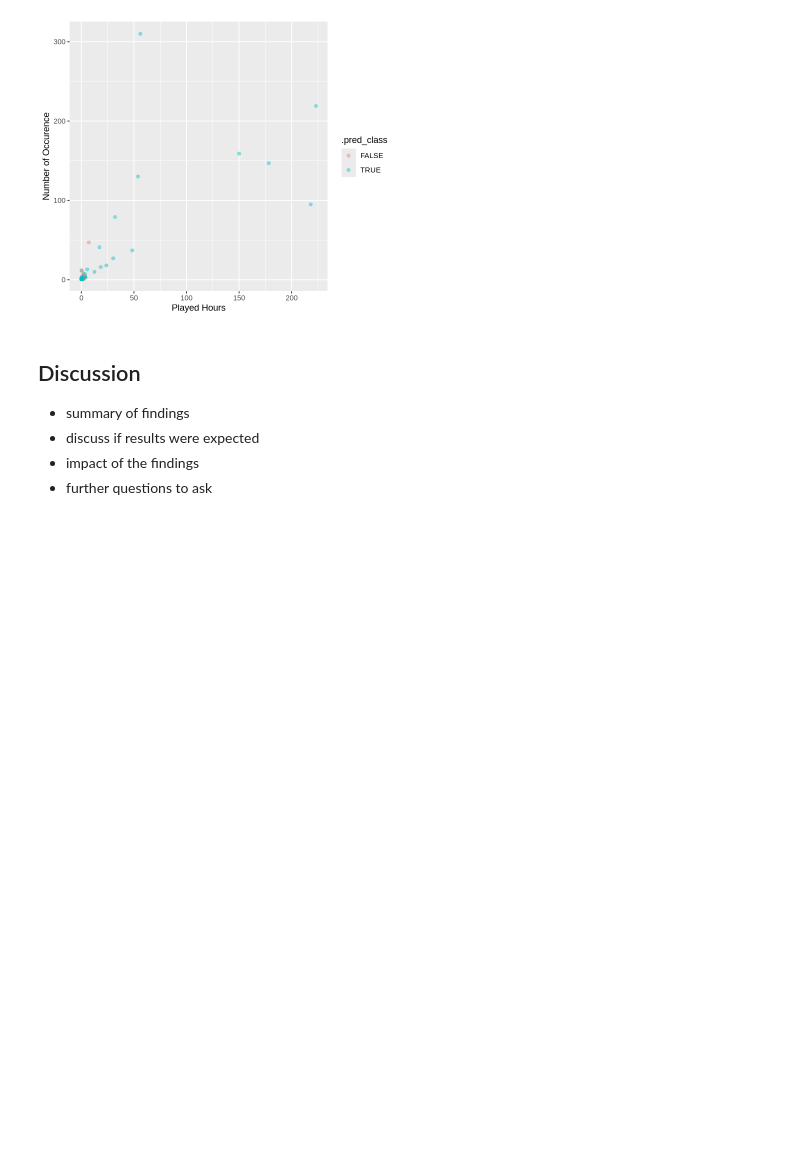
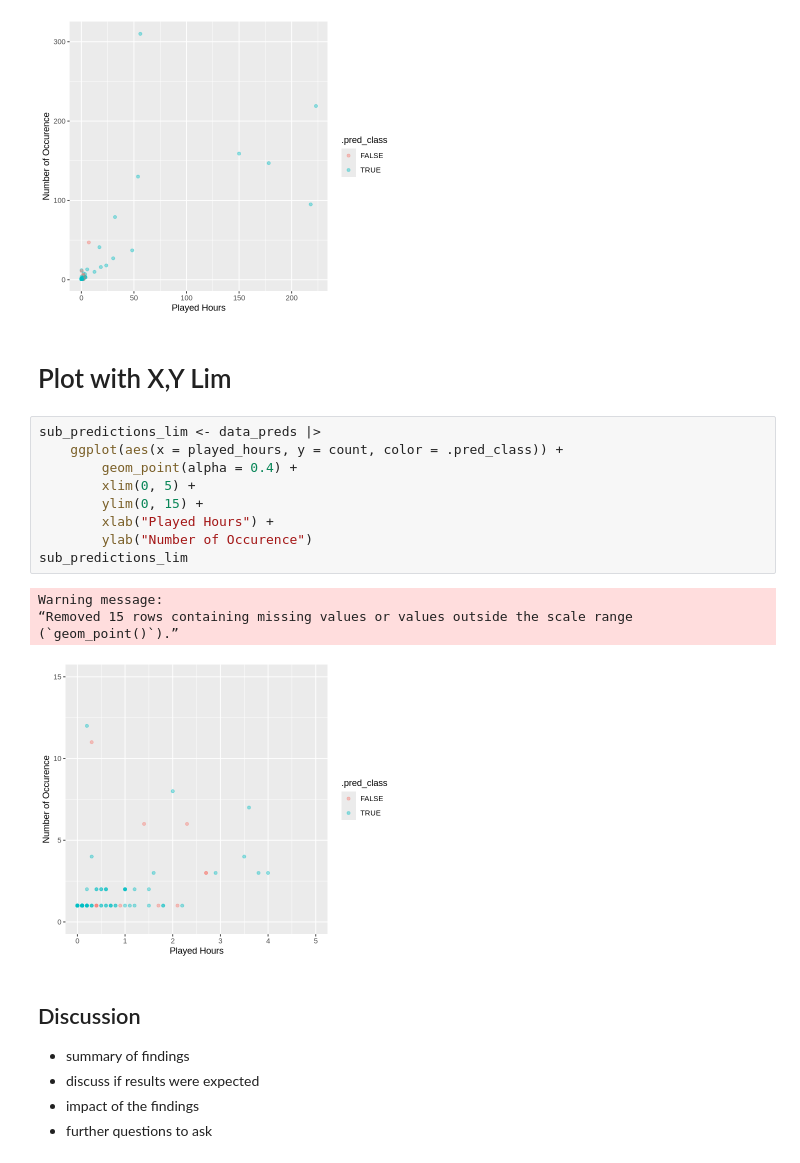
Before and after one commit to clam171/DSCI-100---S6G16, a Jupyter notebook: DSCI 100(S6G16) Project.ipynb, the cells around one changed output. Saved outputs shown, nothing was run; the diff lists cells and outputs as text; blank space fills up the shorter version.

Commit message:
Add plot with x,y lim

```diff
--- a/DSCI 100(S6G16) Project.ipynb
+++ b/DSCI 100(S6G16) Project.ipynb
@@ -519,6 +519,22 @@ A tibble: 12 × 11
 | FALSE | d46bd29a2ed08e3500bd8729085ef4b6f... | 1 | Pro | FALSE | 1.7 | Asher | Male | 17 | onetime | ... |
 | FALSE | e44041459da2102dc20147ed6f0db4753... | 1 | Veteran | TRUE | 0.4 | Gianna | Male | 18 | onetime | ... |
 [figure]
+# %% [markdown]
+# Plot with X,Y Lim
+# %%
+sub_predictions_lim <- data_preds |>
+    ggplot(aes(x = played_hours, y = count, color = .pred_class)) +
+        geom_point(alpha = 0.4) +
+        xlim(0, 5) +
+        ylim(0, 15) +
+        xlab("Played Hours") +
+        ylab("Number of Occurence")
+sub_predictions_lim
+# %% [output]
+Warning message:
+“Removed 15 rows containing missing values or values outside the scale range
+(`geom_point()`).”
+[figure, added]
 # %% [markdown]
 ## Discussion
 
```
